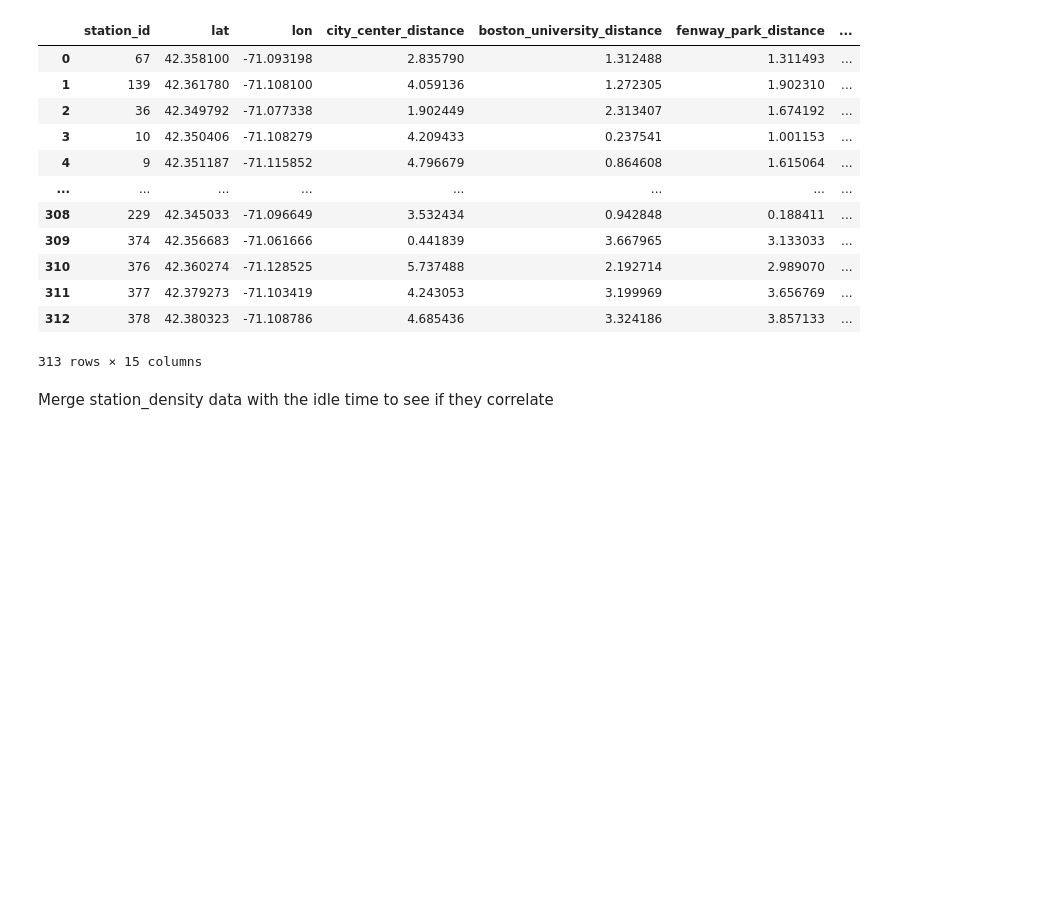
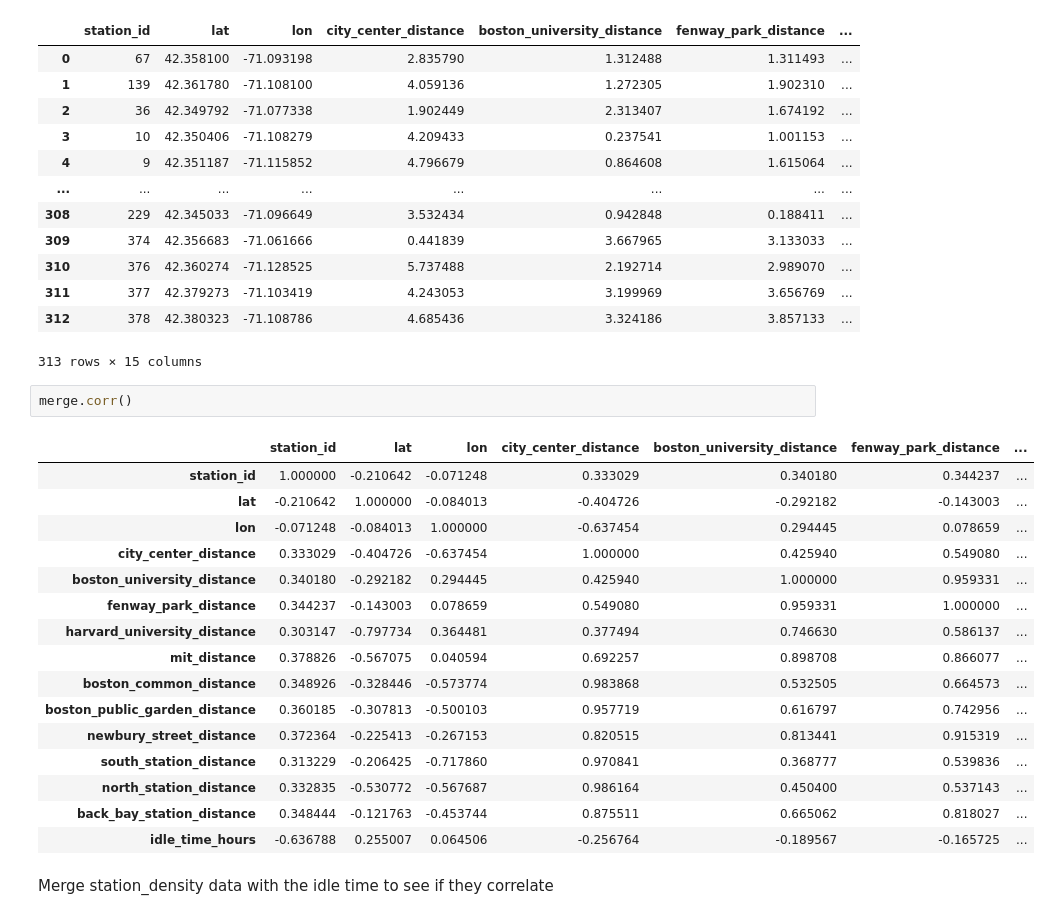
Before and after one commit to Oxford012/DDT, a Jupyter notebook: Laurin/Station_Location_Feature.ipynb, the cells around one changed output. Drawn from its saved outputs; the diff is of its cells as text; blank space fills up the shorter version.

```diff
--- a/Laurin/Station_Location_Feature.ipynb
+++ b/Laurin/Station_Location_Feature.ipynb
@@ -144,6 +153,25 @@ merge
 | 311 | 377 | 42.379273 | -71.103419 | 4.243053 | 3.199969 | 3.656769 | ... |
 | 312 | 378 | 42.380323 | -71.108786 | 4.685436 | 3.324186 | 3.857133 | ... |
 313 rows × 15 columns
+# %%
+merge.corr()
+# %% [output]
+|  | station_id | lat | lon | city_center_distance | boston_university_distance | fenway_park_distance | ... |
+| station_id | 1.000000 | -0.210642 | -0.071248 | 0.333029 | 0.340180 | 0.344237 | ... |
+| lat | -0.210642 | 1.000000 | -0.084013 | -0.404726 | -0.292182 | -0.143003 | ... |
+| lon | -0.071248 | -0.084013 | 1.000000 | -0.637454 | 0.294445 | 0.078659 | ... |
+| city_center_distance | 0.333029 | -0.404726 | -0.637454 | 1.000000 | 0.425940 | 0.549080 | ... |
+| boston_university_distance | 0.340180 | -0.292182 | 0.294445 | 0.425940 | 1.000000 | 0.959331 | ... |
+| fenway_park_distance | 0.344237 | -0.143003 | 0.078659 | 0.549080 | 0.959331 | 1.000000 | ... |
+| harvard_university_distance | 0.303147 | -0.797734 | 0.364481 | 0.377494 | 0.746630 | 0.586137 | ... |
+| mit_distance | 0.378826 | -0.567075 | 0.040594 | 0.692257 | 0.898708 | 0.866077 | ... |
+| boston_common_distance | 0.348926 | -0.328446 | -0.573774 | 0.983868 | 0.532505 | 0.664573 | ... |
+| boston_public_garden_distance | 0.360185 | -0.307813 | -0.500103 | 0.957719 | 0.616797 | 0.742956 | ... |
+| newbury_street_distance | 0.372364 | -0.225413 | -0.267153 | 0.820515 | 0.813441 | 0.915319 | ... |
+| south_station_distance | 0.313229 | -0.206425 | -0.717860 | 0.970841 | 0.368777 | 0.539836 | ... |
+| north_station_distance | 0.332835 | -0.530772 | -0.567687 | 0.986164 | 0.450400 | 0.537143 | ... |
+| back_bay_station_distance | 0.348444 | -0.121763 | -0.453744 | 0.875511 | 0.665062 | 0.818027 | ... |
+| idle_time_hours | -0.636788 | 0.255007 | 0.064506 | -0.256764 | -0.189567 | -0.165725 | ... |
 # %% [markdown]
 Merge station_density data with the idle time to see if they correlate
 # %%
```
Also changed, not shown: parts of 4 cells of this notebook.
